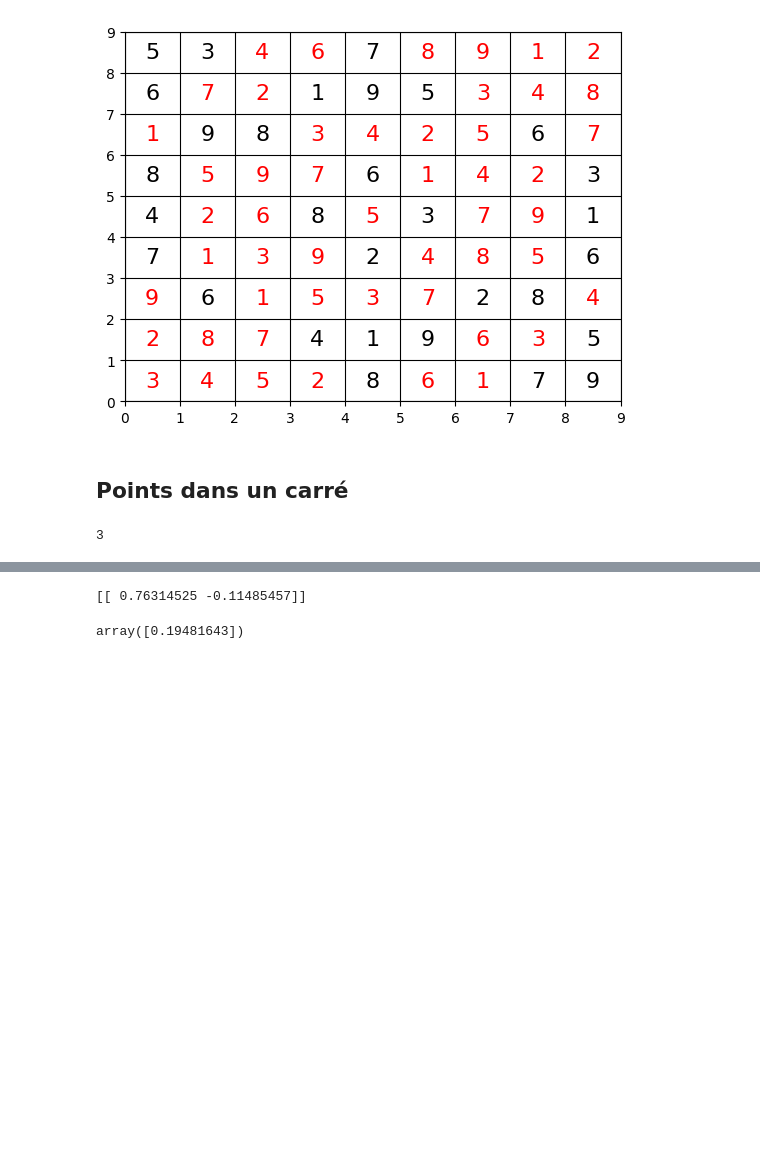
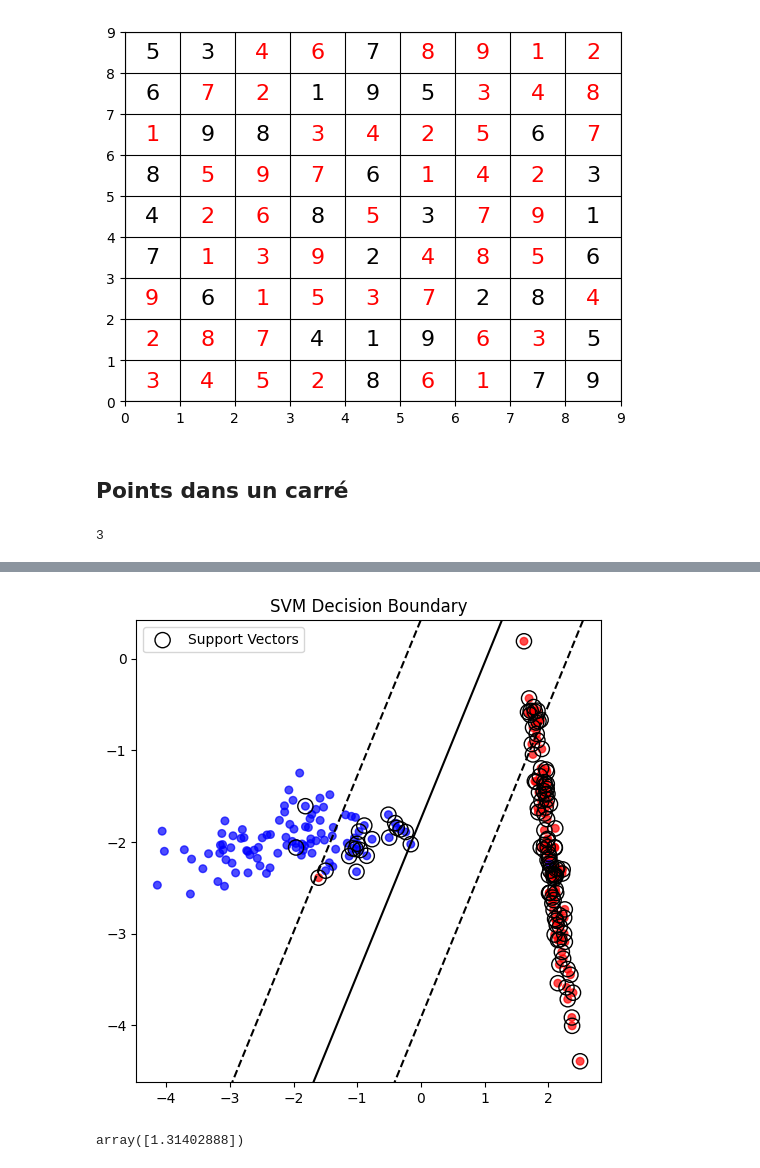
Before and after one commit to JinyuCong/M1_MLSD, a Jupyter notebook: programmation_avance/projet/projet_prog_avancee.ipynb, the cells around one changed output, grey strips where cells are left out. Drawn from its saved outputs; the diff is of its cells as text; code cells hidden in the pictures; blank space fills up the shorter version.

```diff
--- a/programmation_avance/projet/projet_prog_avancee.ipynb
+++ b/programmation_avance/projet/projet_prog_avancee.ipynb
@@ -162,67 +162,70 @@ plt.show()
 # %%
 class SVM:
-    def __init__(self, C):
+    def __init__(self, kernel, C, lr=1e-4, epochs=1000):
         # alpha : (200, 1)
         # y : (200, 1)
         # X : (200, 2)
-
+        self.X = None
+        self.y = None
         self.w = None
         self.b = None
+        self.alpha = None
+        self.kernel = kernel
         self.C = C
-
+        self.lr = lr
+        self.epochs = epochs
 
     def fit(self, X, y):
+        self.X = X
+        self.y = y
         y = y.reshape(-1, 1)
-        lr = 1e-4
         alpha = np.random.randn(X.shape[0], 1)
 
-        for _ in range(1000):
+        for _ in range(self.epochs):
             K = X @ X.T
             Q = (y @ y.T) * K
 
-            lag = -0.5 * (alpha.T @ Q @ alpha) + np.sum(alpha)
-            grad_alpha = 1 - (Q @ alpha)
-            alpha += lr * grad_alpha
-
+            lag = -0.5 * np.sum((alpha @ alpha.T) * Q) + np.sum(alpha)
+            grad_alpha = 1 - (alpha.T @ Q)
+            alpha += self.lr * grad_alpha.T
             alpha = np.clip(alpha, 0, self.C)
             alpha -= (alpha.T @ y) / np.sum(y ** 2) * y
 
         self.alpha = alpha
         self.w = (alpha * y).T @ X
         self.b = y[0] - X[0] @ self.w.T
 
-        print(self.w)
-
     def predict(self, X):
-         return X @ self.w + self.b
+         return X @ self.w.T + self.b
 
     def visualize(self):
         plt.figure(figsize=(6,6))
 
         # 绘制样本点
         plt.scatter(self.X[:, 0], self.X[:, 1], c=self.y.flatten(), cmap='bwr', s=30, alpha=0.7)
 
         # 绘制支持向量
         sv = (self.alpha > 1e-6).flatten()
         plt.scatter(self.X[sv, 0], self.X[sv, 1], s=120, facecolors='none', edgecolors='k', label='Support Vectors')
 
         # 画出分界线
         x_min, x_max = plt.xlim()
         y_min, y_max = plt.ylim()
         xx, yy = np.meshgrid(np.linspace(x_min, x_max, 200), np.linspace(y_min, y_max, 200))
         Z = self.predict(np.c_[xx.ravel(), yy.ravel()]).reshape(xx.shape)
 
         plt.contour(xx, yy, Z, levels=[-1, 0, 1], linestyles=['--','-','--'], colors='k')
 
         plt.title("SVM Decision Boundary")
         plt.legend()
         plt.show()
 
-svm = SVM(0.025)
+svm = SVM("l", 5)
 svm.fit(X, y)
+svm.visualize()
 # %% [output]
-[[ 0.76314525 -0.11485457]]
+[figure, added]
 # %%
-svm.predict(X[7])
+svm.predict(X[100])
 # %% [output]
-array([0.19481643])
+array([1.31402888])
```
Also changed, not shown: parts of 1 cell of this notebook, 3 other files.
